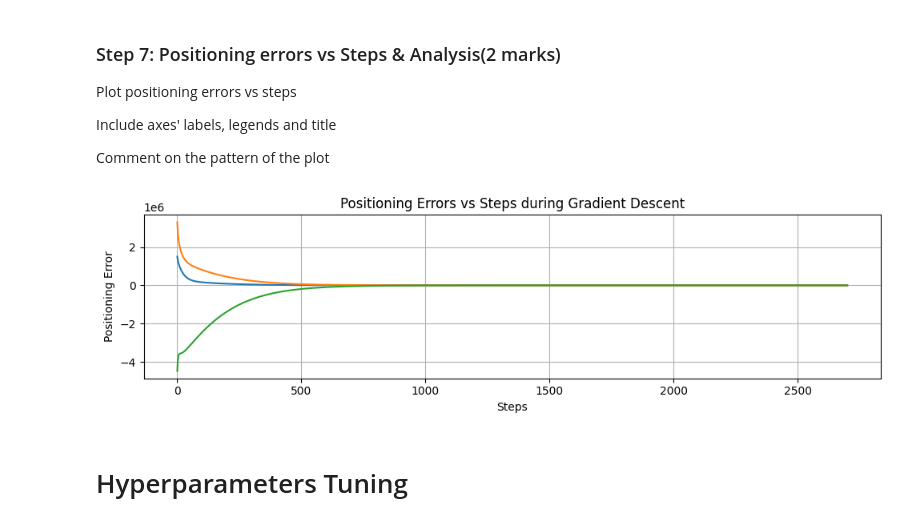
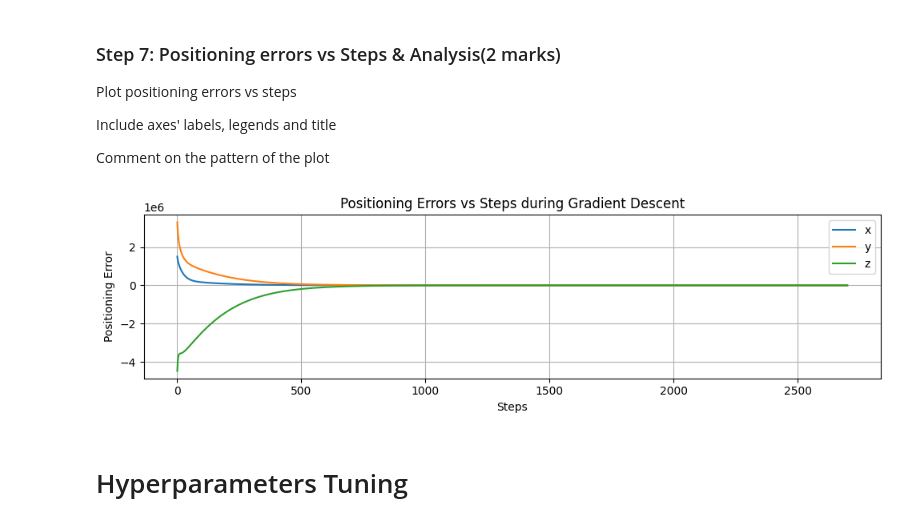
Before and after one commit to TaRa1999R/engg680_2024_fall, a Jupyter notebook: Lab_Assignment3/Assignment3.ipynb, the cells around one changed output. Drawn from its saved outputs; the diff is of its cells as text; code cells hidden in the pictures.

```diff
--- a/Lab_Assignment3/Assignment3.ipynb
+++ b/Lab_Assignment3/Assignment3.ipynb
@@ -335,29 +320,22 @@ Comment on the pattern of the plot
 # %%
 #Positioning errors vs Steps & Analysis)
 
 # Create the plot
 fig, ax = plt.subplots(nrows=1, ncols=1, figsize=(10, 3))
 
 # Plot positioning errors for each component (x, y, z) vs steps
 ax.plot(arr_err)
 
-# Label the axes
+# Labels, title, grid, adust layout, legend and show
 ax.set_xlabel('Steps')
 ax.set_ylabel('Positioning Error')
-
-# Set the title of the plot
 ax.set_title('Positioning Errors vs Steps during Gradient Descent')
-
-# Enable grid for better visualization
 ax.grid(True)
-
-# Adjust layout for better spacing
 fig.tight_layout()
-
-# Show the plot
+plt.legend(['x', 'y', 'z'])
 plt.show()
 # %% [output]
-[figure, old version]
+[figure, new version]
 # %% [markdown]
 # Hyperparameters Tuning
 # %% [markdown]
```
Also changed, not shown: parts of 8 cells of this notebook.
